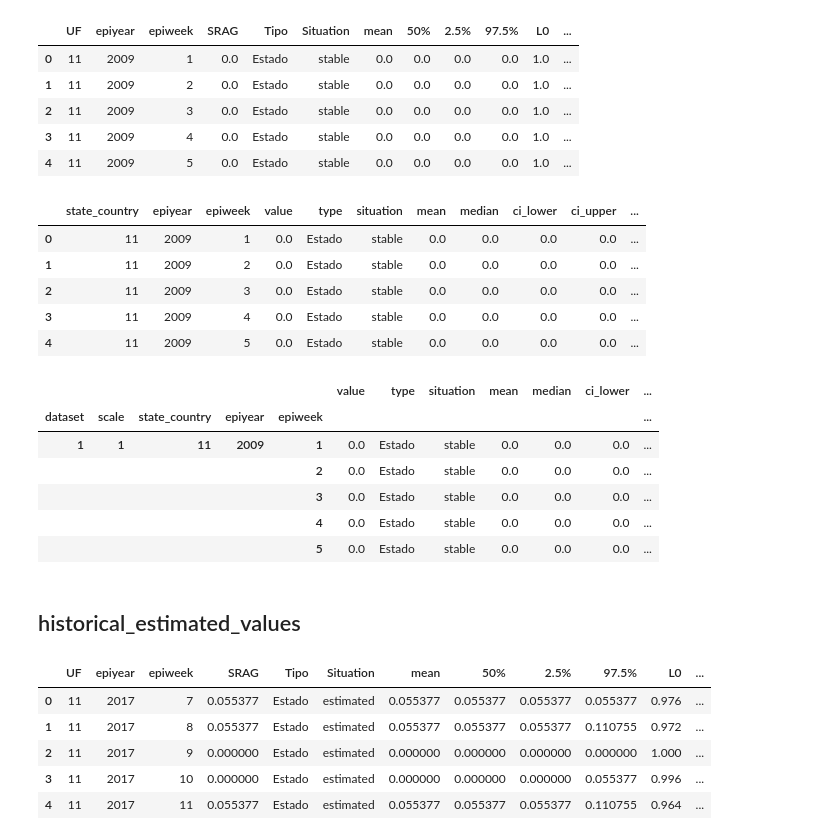
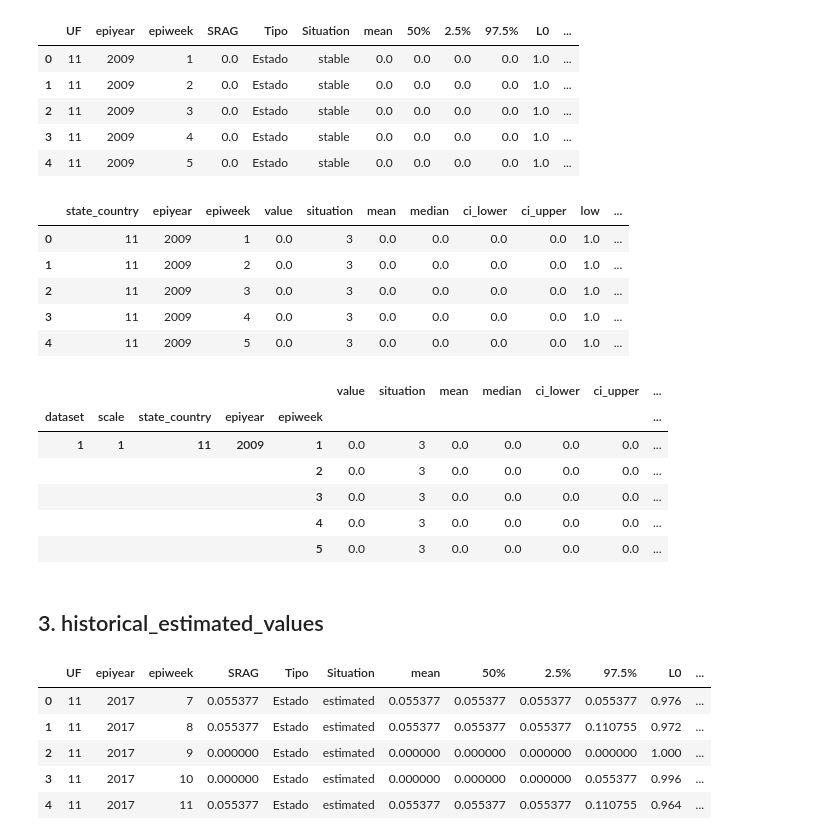
Before and after one commit to FluVigilanciaBR/fludashboard, a Jupyter notebook: Notebooks/Dataset-Migration.ipynb, the cells around one changed output. Drawn from its saved outputs; the diff is of its cells as text; code cells hidden in the pictures.

```diff
--- a/Notebooks/Dataset-Migration.ipynb
+++ b/Notebooks/Dataset-Migration.ipynb
@@ -52,0 +55,6 @@ scale_id = {
+# %%
+situation_id = {
+    'unknown': 1,
+    'estimated': 2,
+    'stable': 3
+}
@@ -66,34 +147,42 @@ dfs[dataset].head()
 # %%
 migration_rules = {
     'UF': 'state_country',
     'SRAG': 'value',
-    'Tipo': 'type',
+    'Tipo': 'territory_type',  # Not needed in the table
     'Situation': 'situation',
     '50%': 'median',
     '2.5%': 'ci_lower',
     '97.5%': 'ci_upper',
     'L0': 'low',
     'L1': 'epidemic',
     'L2': 'high',
     'L3': 'very_high',
     'Run date': 'run_date',
     'dado': 'dataset',
     'escala': 'scale'
 }
 
+# rename columns
 dfs[dataset].rename(
     columns=migration_rules, inplace=True
 )
+
+# apply categories
 dfs[dataset].dataset = dfs[dataset].dataset.map(dataset_id)
 dfs[dataset].scale = dfs[dataset].scale.map(scale_id)
+dfs[dataset].situation = dfs[dataset].situation.map(situation_id)
+
+# remove unnecessary fields
+dfs[dataset].drop(['territory_type'], axis=1, inplace=True)
+
 dfs[dataset].head()
 # %% [output]
-|  | state_country | epiyear | epiweek | value | type | situation | mean | median | ci_lower | ci_upper | ... |
-| 0 | 11 | 2009 | 1 | 0.0 | Estado | stable | 0.0 | 0.0 | 0.0 | 0.0 | ... |
-| 1 | 11 | 2009 | 2 | 0.0 | Estado | stable | 0.0 | 0.0 | 0.0 | 0.0 | ... |
-| 2 | 11 | 2009 | 3 | 0.0 | Estado | stable | 0.0 | 0.0 | 0.0 | 0.0 | ... |
-| 3 | 11 | 2009 | 4 | 0.0 | Estado | stable | 0.0 | 0.0 | 0.0 | 0.0 | ... |
-| 4 | 11 | 2009 | 5 | 0.0 | Estado | stable | 0.0 | 0.0 | 0.0 | 0.0 | ... |
+|  | state_country | epiyear | epiweek | value | situation | mean | median | ci_lower | ci_upper | low | ... |
+| 0 | 11 | 2009 | 1 | 0.0 | 3 | 0.0 | 0.0 | 0.0 | 0.0 | 1.0 | ... |
+| 1 | 11 | 2009 | 2 | 0.0 | 3 | 0.0 | 0.0 | 0.0 | 0.0 | 1.0 | ... |
+| 2 | 11 | 2009 | 3 | 0.0 | 3 | 0.0 | 0.0 | 0.0 | 0.0 | 1.0 | ... |
+| 3 | 11 | 2009 | 4 | 0.0 | 3 | 0.0 | 0.0 | 0.0 | 0.0 | 1.0 | ... |
+| 4 | 11 | 2009 | 5 | 0.0 | 3 | 0.0 | 0.0 | 0.0 | 0.0 | 1.0 | ... |
 # %%
 # primary_keys
 pks[dataset] = ['dataset', 'scale', 'state_country', 'epiyear', 'epiweek']
@@ -101,15 +190,15 @@ pks[dataset] = ['dataset', 'scale', 'state_country', 'epiyear', 'epiweek']
 dfs[dataset].set_index(pks[dataset], inplace=True)
 dfs[dataset].head()
 # %% [output]
-|  |  |  |  |  | value | type | situation | mean | median | ci_lower | ... |
+|  |  |  |  |  | value | situation | mean | median | ci_lower | ci_upper | ... |
 | dataset | scale | state_country | epiyear | epiweek |  |  |  |  |  |  | ... |
-| 1 | 1 | 11 | 2009 | 1 | 0.0 | Estado | stable | 0.0 | 0.0 | 0.0 | ... |
-|  |  |  |  | 2 | 0.0 | Estado | stable | 0.0 | 0.0 | 0.0 | ... |
-|  |  |  |  | 3 | 0.0 | Estado | stable | 0.0 | 0.0 | 0.0 | ... |
-|  |  |  |  | 4 | 0.0 | Estado | stable | 0.0 | 0.0 | 0.0 | ... |
-|  |  |  |  | 5 | 0.0 | Estado | stable | 0.0 | 0.0 | 0.0 | ... |
+| 1 | 1 | 11 | 2009 | 1 | 0.0 | 3 | 0.0 | 0.0 | 0.0 | 0.0 | ... |
+|  |  |  |  | 2 | 0.0 | 3 | 0.0 | 0.0 | 0.0 | 0.0 | ... |
+|  |  |  |  | 3 | 0.0 | 3 | 0.0 | 0.0 | 0.0 | 0.0 | ... |
+|  |  |  |  | 4 | 0.0 | 3 | 0.0 | 0.0 | 0.0 | 0.0 | ... |
+|  |  |  |  | 5 | 0.0 | 3 | 0.0 | 0.0 | 0.0 | 0.0 | ... |
 # %% [markdown]
-## historical_estimated_values
+## 3. historical_estimated_values
 # %%
 dataset = 'historical_estimated_values'
 # %%
```
Also changed, not shown: parts of 19 cells of this notebook.
